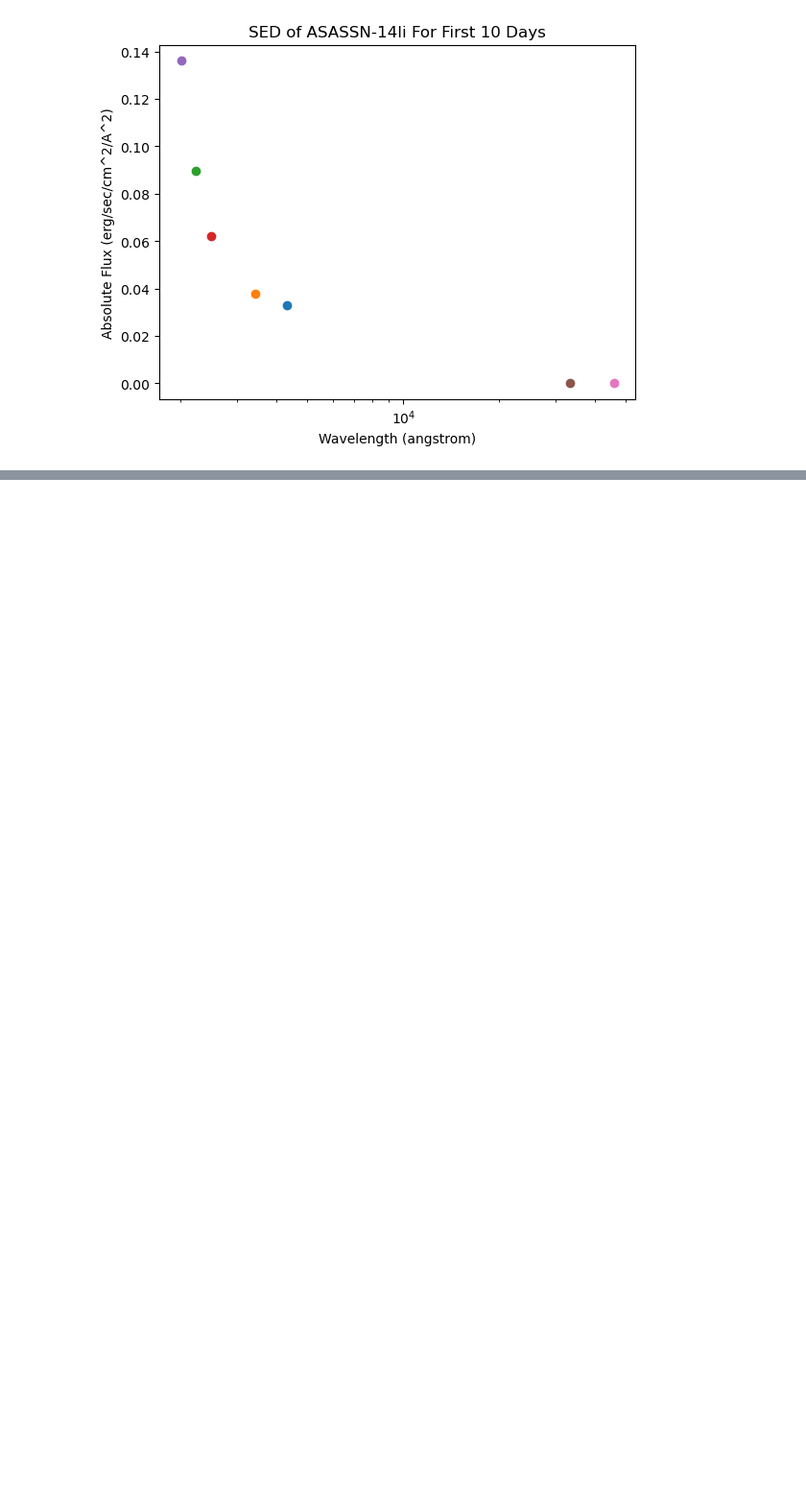
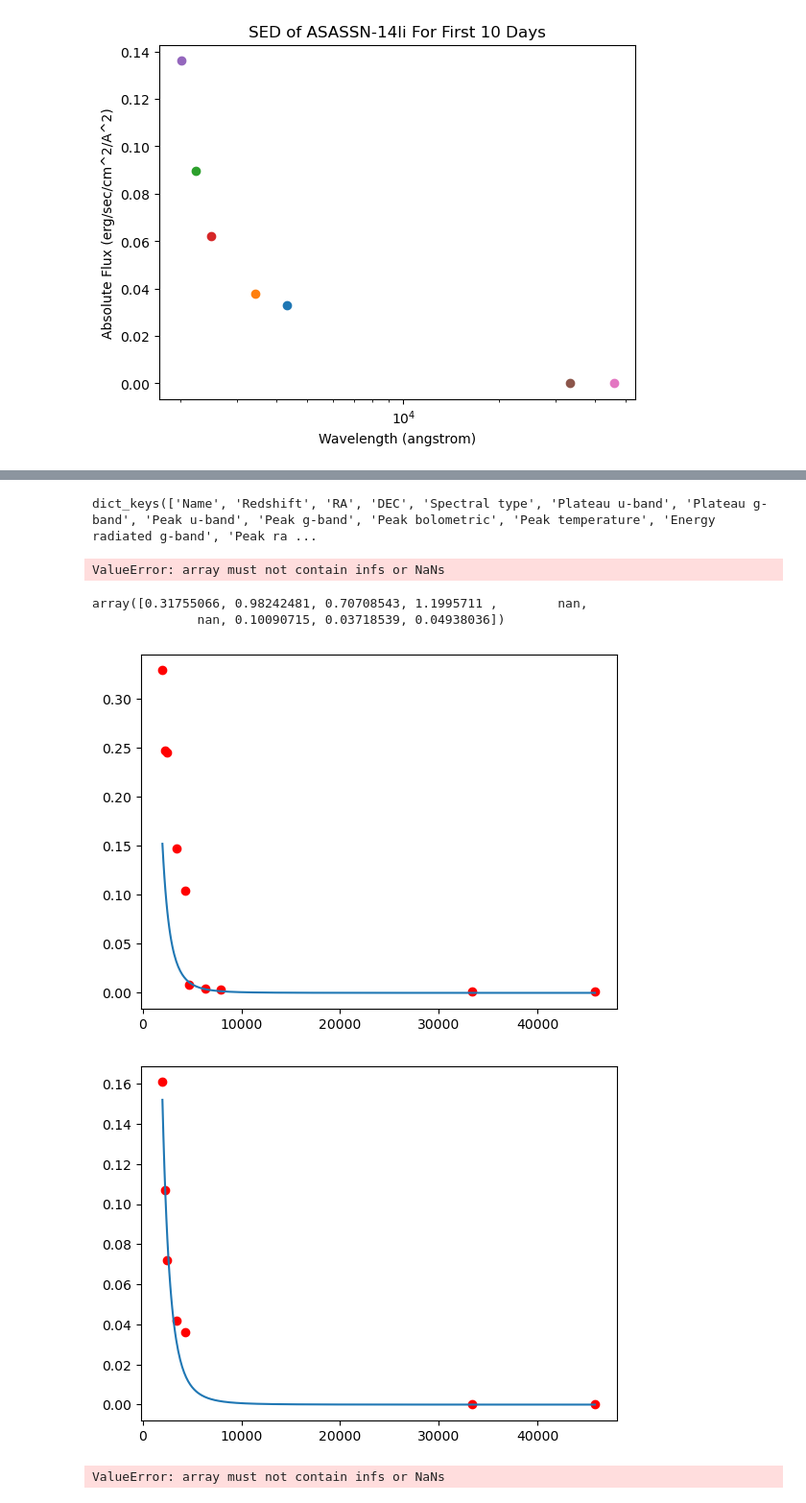
Before and after one commit to Seti-Norris/SASP-TDE, a Jupyter notebook: BB_TDE.ipynb, the cells around one changed output, grey strips where cells are left out. Shown at 96% size. Cells and saved outputs as stored; diff of their text form; code cells hidden in the pictures; blank space fills up the shorter version.

```diff
--- a/BB_TDE.ipynb
+++ b/BB_TDE.ipynb
@@ -252,0 +456,39 @@ AttributeError: 'numpy.float64' object has no attribute 'to'
+# %%
+plateau.keys()
+# %% [output]
+dict_keys(['Name', 'Redshift', 'RA', 'DEC', 'Spectral type', 'Plateau u-band', 'Plateau g-band', 'Peak u-band', 'Peak g-band', 'Peak bolometric', 'Peak temperature', 'Energy radiated g-band', 'Peak ra ...
+# %%
+def SED_fit(tde_name):
+    popt0, pcov0 = curve_fit(blackbody_lam, SED10_wave(tde_name),SED10_ydata(tde_name), p0=(35000,3e-18), sigma= None)
+    bestT0, bestA0 = popt
+    ybest0 = blackbody_lam(SED10_wave(tde_name), bestT0,bestA0)
+    li_wave_cont0 = np.arange(np.min(SED10_wave(tde_name)),np.max(SED10_wave(tde_name)),100)
+    #plt.figure()
+    #plt.scatter(SED10_wave(tde_name),SED10_ydata(tde_name),c='r')
+    #plt.plot(SED10_wave(tde_name),ybest0)
+    #plt.show()
+    y_cont0 = blackbody_lam(li_wave_cont0,bestT0,bestA0)
+    plt.plot(li_wave_cont0,y_cont0)
+    plt.scatter(SED10_wave(tde_name),SED10_ydata(tde_name),c='r')
+    plt.show()
+    degrees_of_freedom0 = len(SED10_wave(tde_name)) - 2
+    resid0 = (SED10_ydata(tde_name)- blackbody_lam(SED10_wave(tde_name), *popt)) / np.std(SED10_ydata(tde_name))
+    chisq0 = np.dot(resid, resid)
+    return(chisq0/degrees_of_freedom0)
+# %%
+SED_fit('AT2021uvz')
+# %% [output]
+ValueError: array must not contain infs or NaNs
+# %%
+SED10_ydata('AT2021uvz')
+# %% [output]
+array([0.31755066, 0.98242481, 0.70708543, 1.1995711 ,        nan,
+              nan, 0.10090715, 0.03718539, 0.04938036])
+# %%
+for json_file in json_list[:]:
+    tde_name = json_file[:-5]
+    SED_fit(tde_name)
+# %% [output]
+[figure, added]
+[figure, added]
+ValueError: array must not contain infs or NaNs
```
Also changed, not shown: parts of 32 cells of this notebook, 2 other files.
